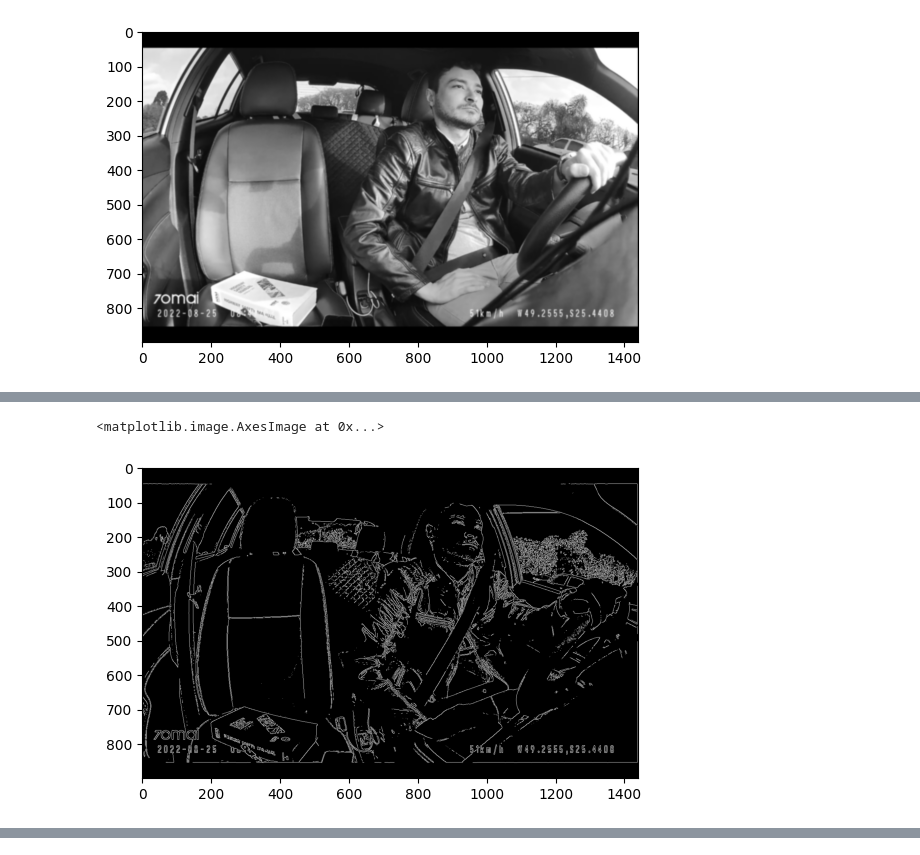
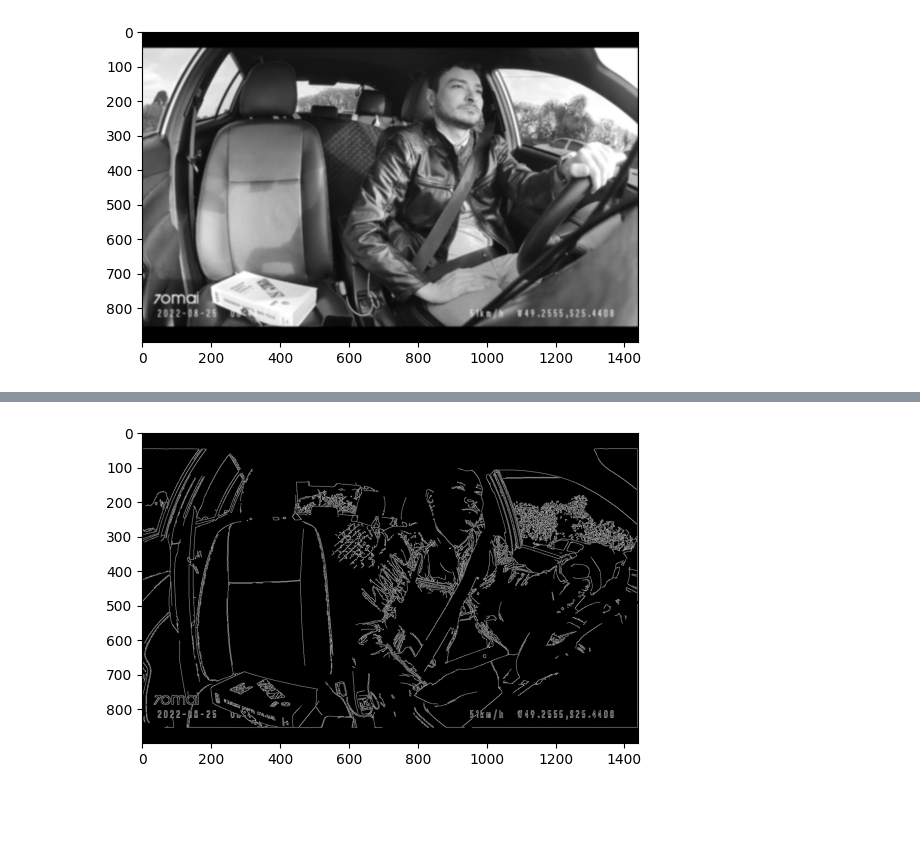
Before and after one commit to inaies/TA1_visao, a Jupyter notebook: main.ipynb, the cells around one changed output, grey strips where cells are left out. Cells and saved outputs as stored; diff of their text form; code cells hidden in the pictures; blank space fills up the shorter version.

```diff
--- a/main.ipynb
+++ b/main.ipynb
@@ -122,7 +134,26 @@ plt.imshow(masked_img, cmap='gray')
-# %%
-# Canny para detecção de bordas
-edges = cv2.Canny(img, 200, 200)
-plt.imshow(edges,cmap="gray")
-# %% [output]
-<matplotlib.image.AxesImage at 0x...>
-[figure, removed]
+# %%
+# Canny para detecção de bordas
+
+plt.show(block=False)
+clear_output(wait=True)
+
+def display_image(canny_threshold=127):
+    global img
+    plt.clf()
+    plt.close('all')
+    clear_output(wait=False)
+    edges = cv2.Canny(img, canny_threshold, canny_threshold * 3)
+    plt.imshow(edges, cmap='gray')
+
+display_image()
+
+slider = widgets.IntSlider(min=0, max=255, step=1, value=127)
+
+def on_value_change(change):
+    display_image(change.new)
+    display(slider)
+
+slider.observe(on_value_change, names='value', type='change')
+
+display(slider)
+# %% [output]
@@ -129,3 +161,4 @@ plt.imshow(edges,cmap="gray")
+[figure, added]
 # %%
 #Filtro laplaciano
 laplacian = cv2.Laplacian(img, cv2.CV_8U)
```
Also changed, not shown: parts of 11 cells of this notebook, 3 other files.
